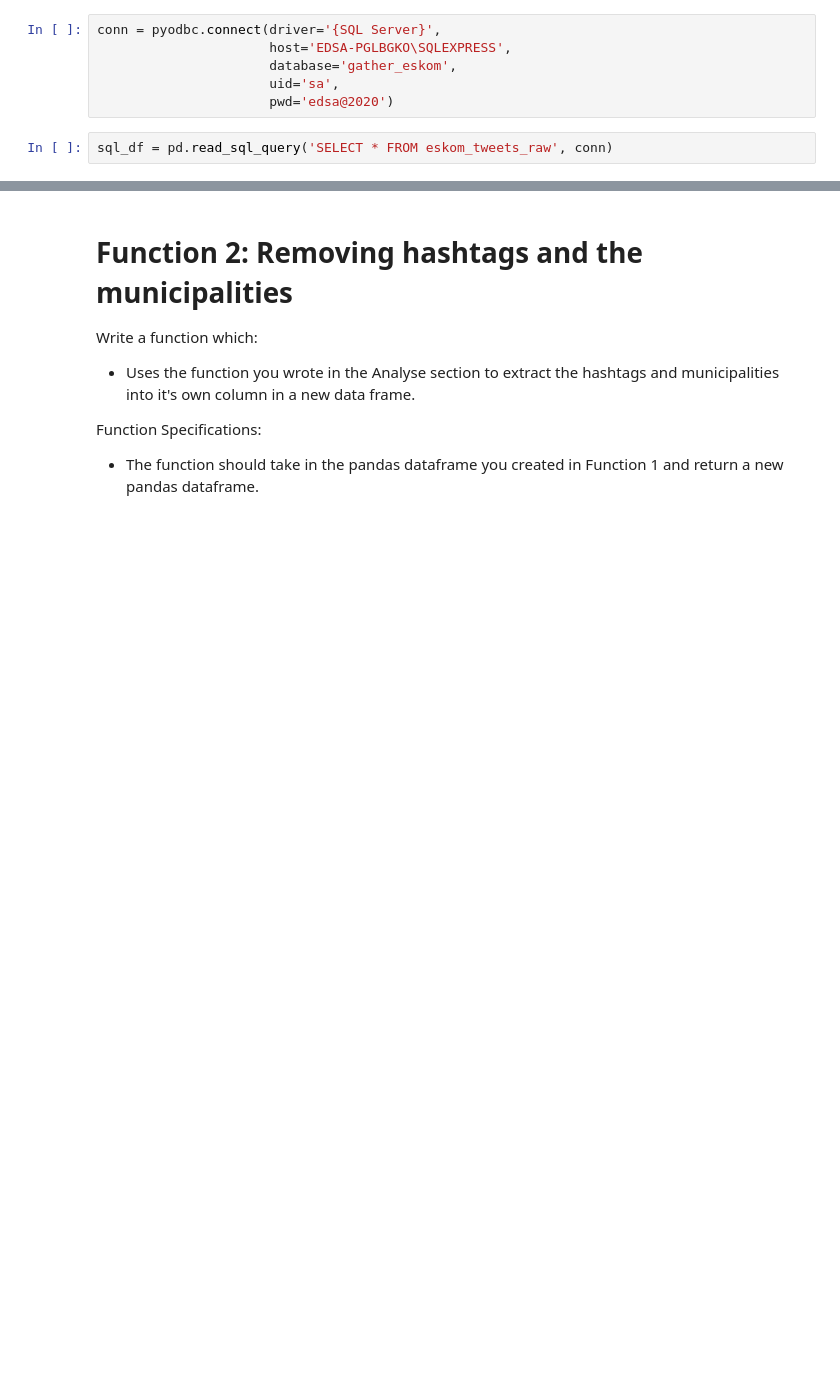
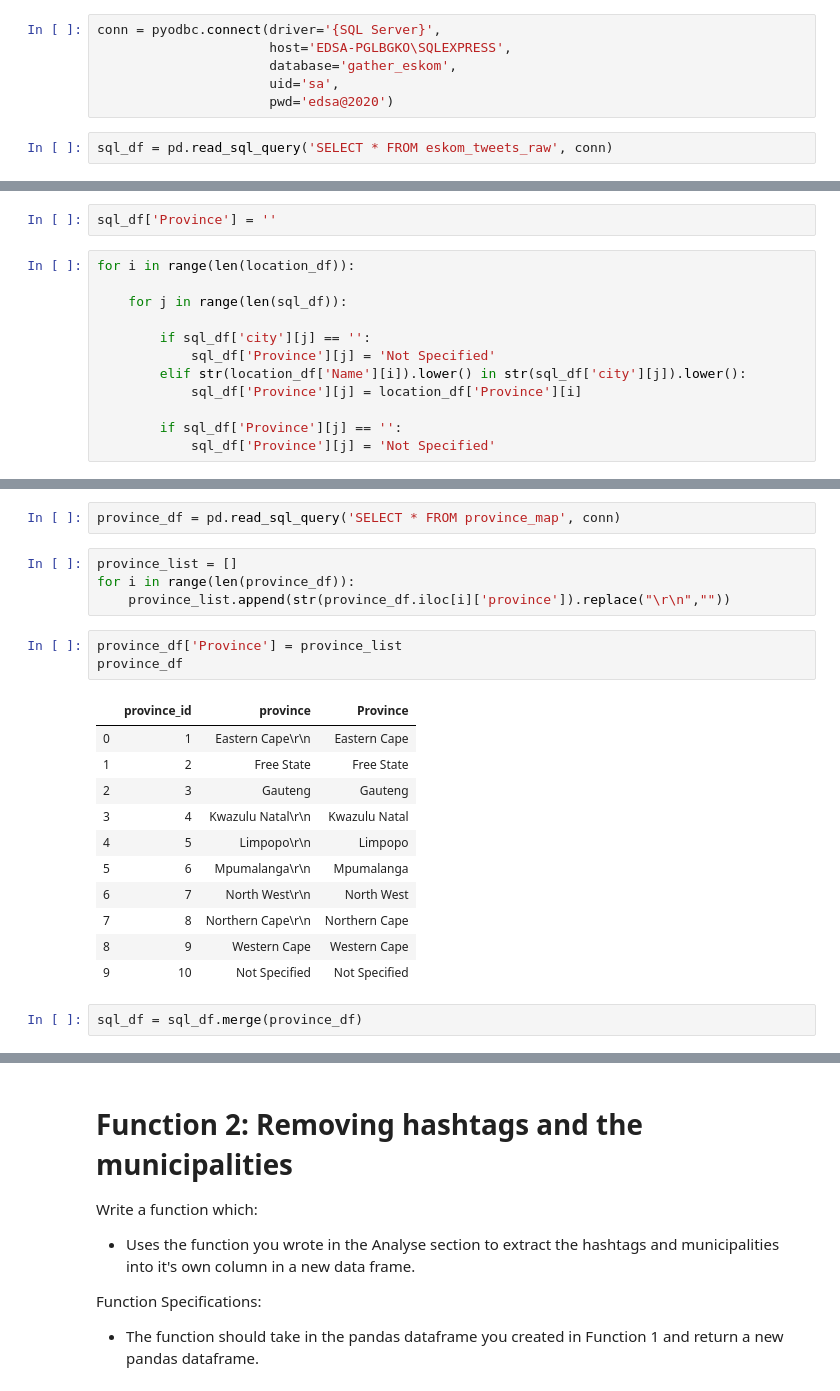
Before and after one commit to Ndu3000/eskom_gather, a Jupyter notebook: pipeline_student_version.ipynb, the cells around one changed output, grey strips where cells are left out. Saved outputs shown, nothing was run; the diff lists cells and outputs as text; blank space fills up the shorter version.

```diff
--- a/pipeline_student_version.ipynb
+++ b/pipeline_student_version.ipynb
@@ -165,0 +177,14 @@ sql_df.head()
+# %%
+sql_df['Province'] = ''
+# %%
+for i in range(len(location_df)):
+
+    for j in range(len(sql_df)):
+
+        if sql_df['city'][j] == '':
+            sql_df['Province'][j] = 'Not Specified'
+        elif str(location_df['Name'][i]).lower() in str(sql_df['city'][j]).lower():
+            sql_df['Province'][j] = location_df['Province'][i]
+
+        if sql_df['Province'][j] == '':
+            sql_df['Province'][j] = 'Not Specified'
@@ -165,0 +200,23 @@ sql_df.head()
+# %%
+province_df = pd.read_sql_query('SELECT * FROM province_map', conn)
+# %%
+province_list = []
+for i in range(len(province_df)):
+    province_list.append(str(province_df.iloc[i]['province']).replace("\r\n",""))
+# %%
+province_df['Province'] = province_list
+province_df
+# %% [output]
+|  | province_id | province | Province |
+| 0 | 1 | Eastern Cape\r\n | Eastern Cape |
+| 1 | 2 | Free State | Free State |
+| 2 | 3 | Gauteng | Gauteng |
+| 3 | 4 | Kwazulu Natal\r\n | Kwazulu Natal |
+| 4 | 5 | Limpopo\r\n | Limpopo |
+| 5 | 6 | Mpumalanga\r\n | Mpumalanga |
+| 6 | 7 | North West\r\n | North West |
+| 7 | 8 | Northern Cape\r\n | Northern Cape |
+| 8 | 9 | Western Cape | Western Cape |
+| 9 | 10 | Not Specified | Not Specified |
+# %%
+sql_df = sql_df.merge(province_df)
```
Also changed, not shown: parts of 12 cells of this notebook.
